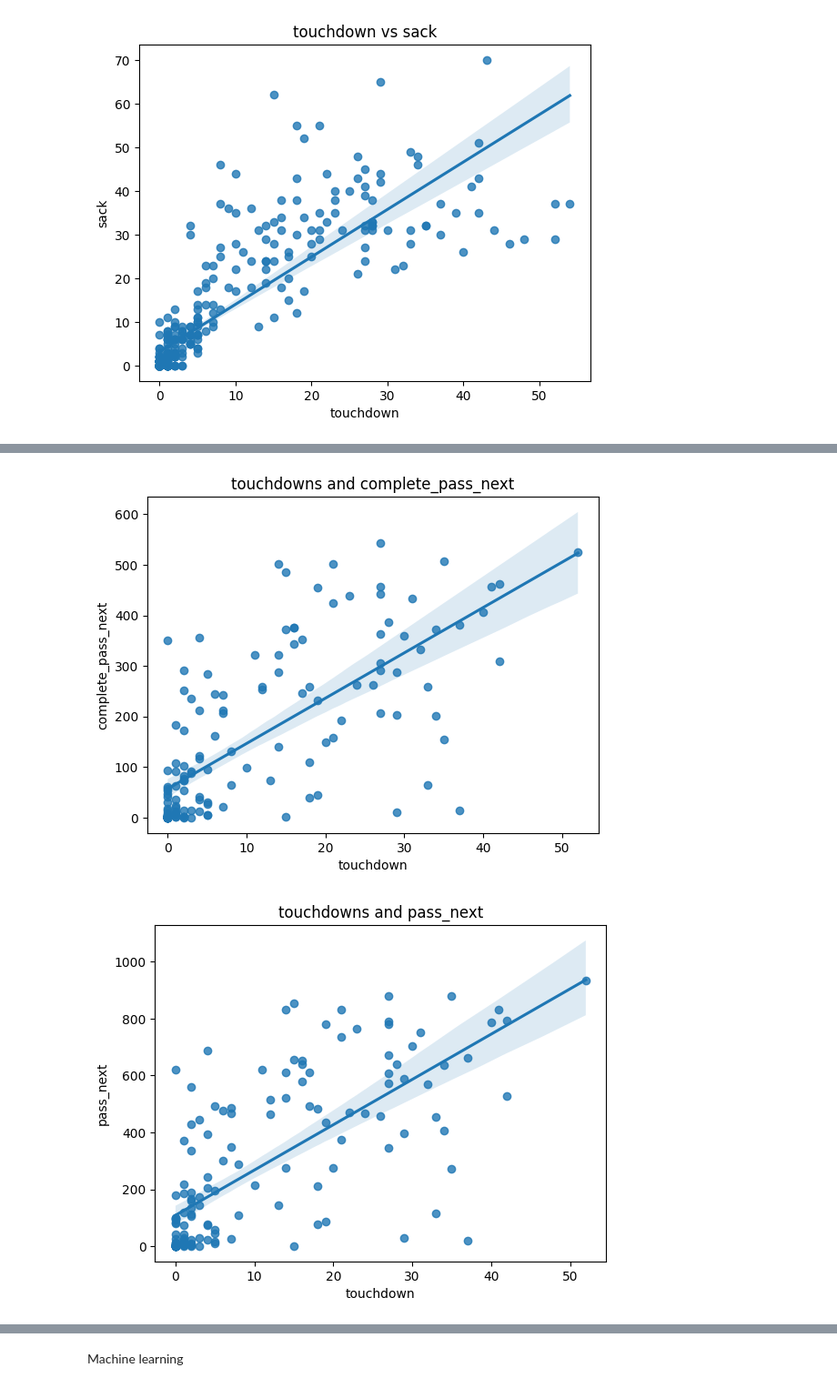
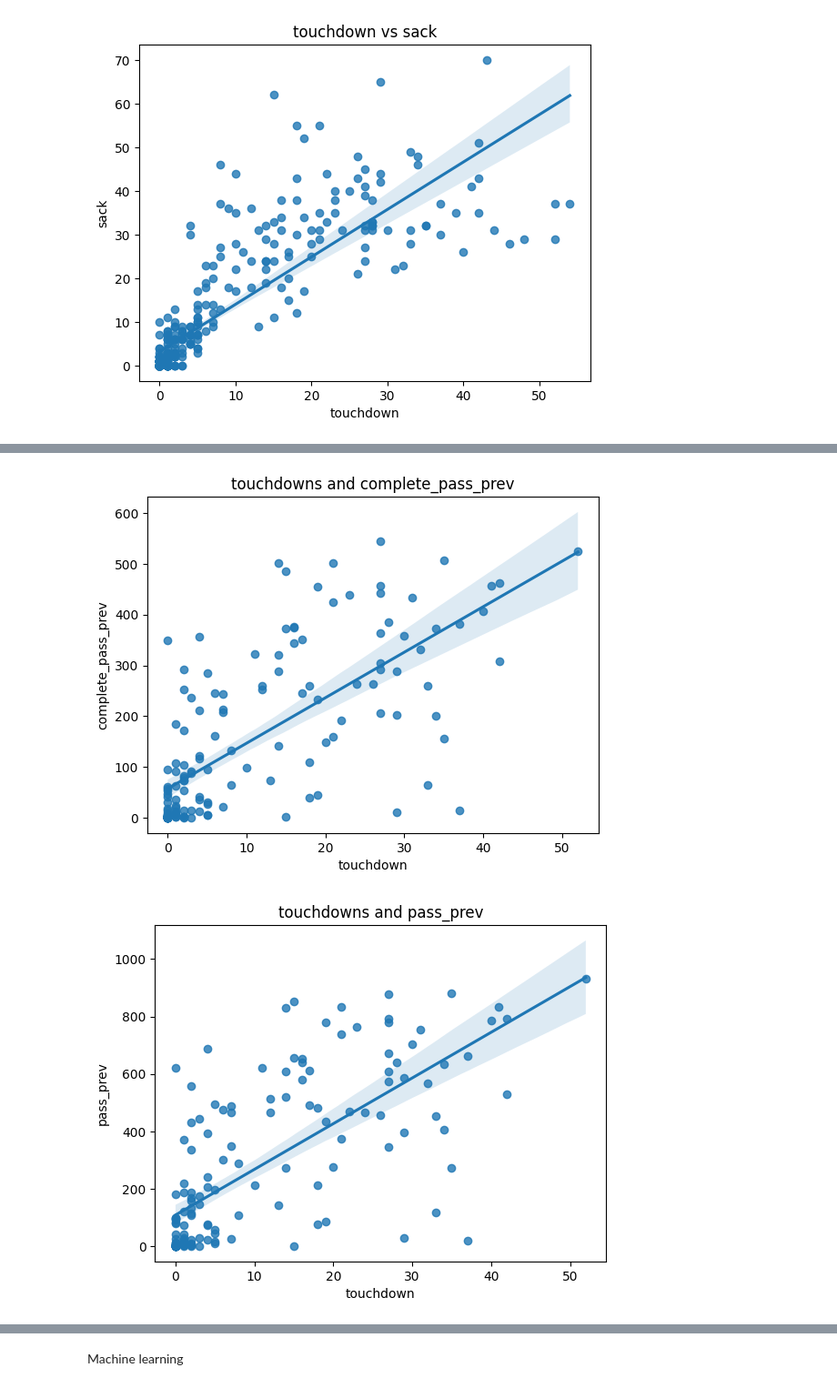
Before and after one commit to SMargalef/nfl-predict-touchdowns, a Jupyter notebook: predict-nfl-touchdowns.ipynb, the cells around one changed output, grey strips where cells are left out. Shown: that part at 91% size. Drawn from its saved outputs; the diff is of its cells as text; code cells hidden in the pictures.

```diff
--- a/predict-nfl-touchdowns.ipynb
+++ b/predict-nfl-touchdowns.ipynb
@@ -14,9 +14,9 @@ Loading data
 * Load in CSV(2021,2022,2023)
 # %%
 # Load data into a list
-data_files = [".../data/play_by_play_2021.csv",
-              ".../data/play_by_play_2022.csv",
-              ".../data/play_by_play_2023.csv"]
+data_files = ["../data/play_by_play_2021.csv",
+              "../data/play_by_play_2022.csv",
+              "../data/play_by_play_2023.csv"]
 
 print(data_files)
 # %%
@@ -122,7 +128,7 @@ _df["season"] = _df["season"].add(1)
 new_qb_df = (qb_df
              .merge(_df,
                     on=["season", "passer_id", "passer"],
-                        suffixes=("", "_next"),
+                        suffixes=("", "_prev"),
                         how="left"))
 
 new_qb_df.sample(10)
@@ -141,14 +147,14 @@ new_qb_df.sample(10)
 # %%
 # Correlate with next season touchdowns
-for y in ['touchdown_next','yards_gained_next', 'complete_pass_next', 'pass_next',  'interception_next','sack_next']:
+for y in ['touchdown_prev','yards_gained_prev', 'complete_pass_prev', 'pass_prev',  'interception_prev','sack_prev']:
   sns.regplot(data=new_qb_df, x='touchdown', y=y)
   plt.title(f"touchdowns and {y}")
   plt.show()
 # %% [output]
 [figure]
 [figure]
 [figure]
-[figure, old version]
+[figure, new version]
 [figure]
 [figure]
 # %% [markdown]
```
Also changed, not shown: parts of 7 cells of this notebook.
